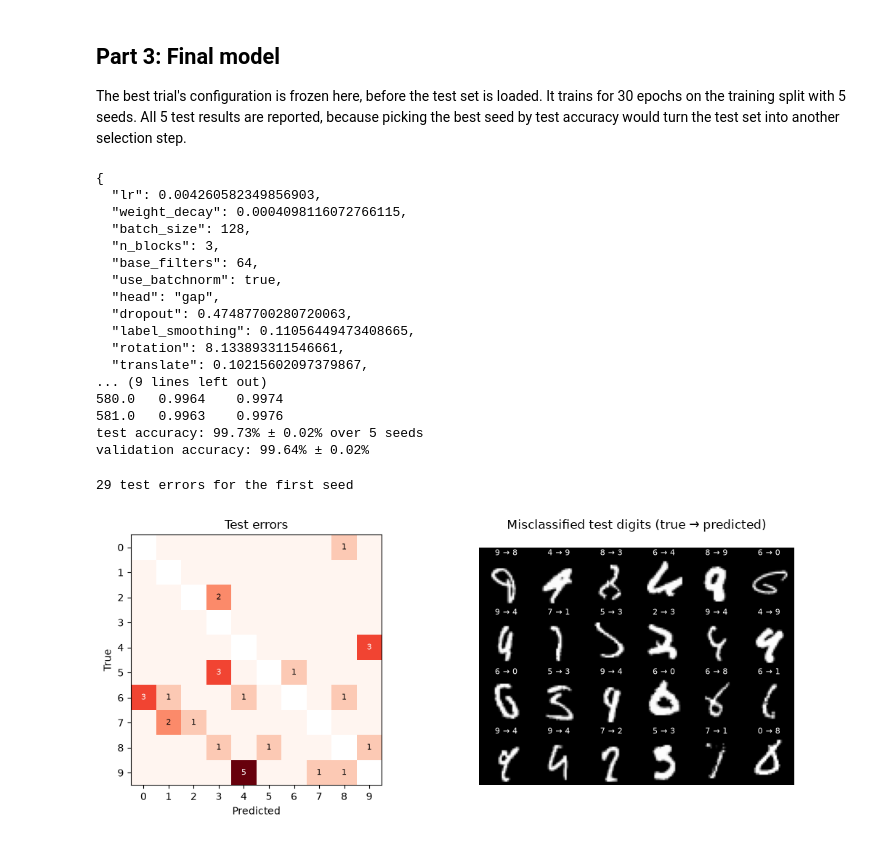
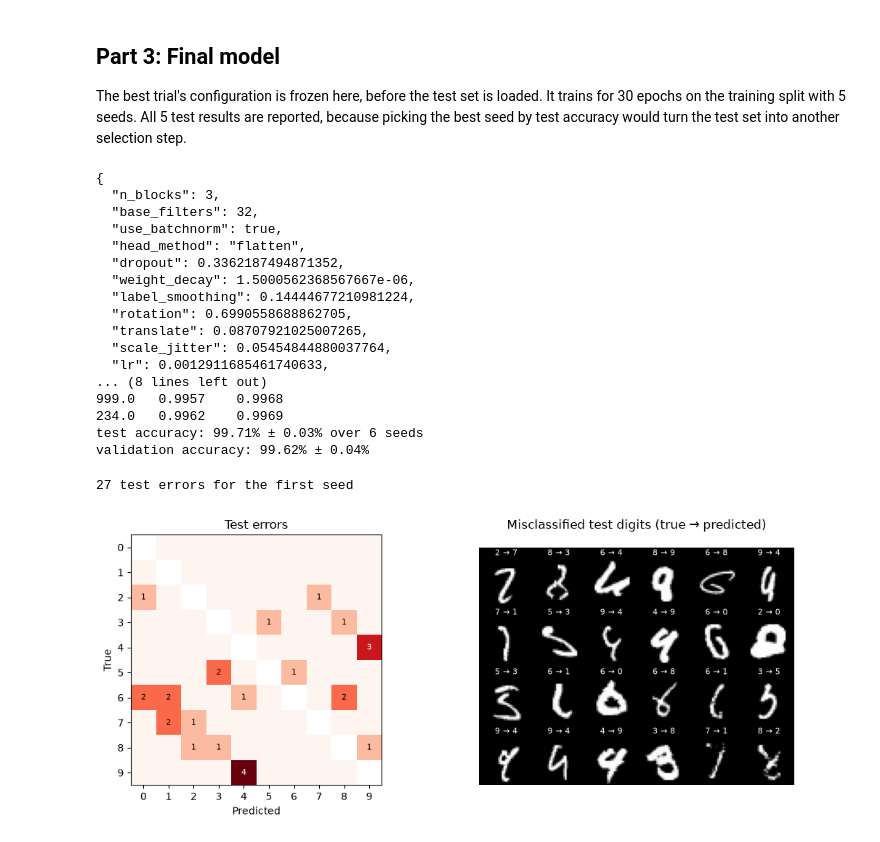
Before and after one commit to cehune/mte-class-projects, a Jupyter notebook: deep-learning/mnist_cnn/mnist_cnn.ipynb, the cells around one changed output. Cells and saved outputs as stored; diff of their text form; code cells hidden in the pictures.

Commit message:
corrected mnist notebook

```diff
--- a/deep-learning/mnist_cnn/mnist_cnn.ipynb
+++ b/deep-learning/mnist_cnn/mnist_cnn.ipynb
@@ -67,0 +57,13 @@ val per class: [987, 1124, 993, 1022, 974, 904, 986, 1044, 975, 992]
+# %%
+mean = all_images[training_indices].mean().item()
+std = all_images[training_indices].std().item()
+background_value = (0.0 - mean) / std
+
+X_train = ((all_images[training_indices] - mean) / std).to(DEVICE)
+y_train = all_labels[training_indices].to(DEVICE)
+X_val = ((all_images[validation_indices] - mean) / std).to(DEVICE)
+y_val = all_labels[validation_indices].to(DEVICE)
+
+print(f"Train: {len(X_train)}, Val: {len(X_val)}")
+print(f"Mean: {mean:.4f}, Std: {std:.4f}")
+print("Validation images per digit:", torch.bincount(y_val.cpu(), minlength=10).tolist())
@@ -451,17 +663,23 @@ display(top.round(4))
 
 The best trial's configuration is frozen here, before the test set is loaded. It trains for 30 epochs on the training split with 5 seeds. All 5 test results are reported, because picking the best seed by test accuracy would turn the test set into another selection step.
 # %%
-# This block is Generated from Anthropic Claude
 FINAL_EPOCHS = 30
-FINAL_SEEDS = [SEED + i for i in range(5)]
+FINAL_SEEDS = [577, 587, 123, 190, 999, 234]
 
-best = study.best_params
-FINAL_CFG = {**best, "shear": 0.0, "cutout": 0, "schedule": "onecycle"}
+FINAL_CFG = {
+    **BASELINE,
+    **study.best_params,
+    "n_blocks": 3,
+    "base_filters": 32,
+    "use_batchnorm": True,
+    "head_method": "flatten",
+    "schedule": "onecycle",
+}
 print(json.dumps(FINAL_CFG, indent=2))
 
 # The test set is loaded here and nowhere earlier
 mnist_test = MNIST(DATA_DIR, train=False, download=True)
-X_test = ((mnist_test.data.float().unsqueeze(1) / 255.0 - MEAN) / STD).to(DEVICE)
+X_test = ((mnist_test.data.float().unsqueeze(1) / 255.0 - mean) / std).to(DEVICE)
 y_test = mnist_test.targets.to(DEVICE)
 
 final_path = RESULTS_DIR / "final.csv"
@@ -481,24 +699,24 @@ print(f"test accuracy: {final.test_acc.mean() * 100:.2f}% ± {final.test_acc.std
 print(f"validation accuracy: {final.val_acc.mean() * 100:.2f}% ± {final.val_acc.std() * 100:.2f}%")
 # %% [output]
 {
-  "lr": 0.004260582349856903,
-  "weight_decay": 0.0004098116072766115,
-  "batch_size": 128,
   "n_blocks": 3,
-  "base_filters": 64,
+  "base_filters": 32,
   "use_batchnorm": true,
-  "head": "gap",
-  "dropout": 0.47487700280720063,
-  "label_smoothing": 0.11056449473408665,
-  "rotation": 8.133893311546661,
-  "translate": 0.10215602097379867,
-... (9 lines left out)
-580.0   0.9964    0.9974
-581.0   0.9963    0.9976
-test accuracy: 99.73% ± 0.02% over 5 seeds
-validation accuracy: 99.64% ± 0.02%
+  "head_method": "flatten",
+  "dropout": 0.3362187494871352,
+  "weight_decay": 1.5000562368567667e-06,
+  "label_smoothing": 0.14444677210981224,
+  "rotation": 0.6990558688862705,
+  "translate": 0.08707921025007265,
+  "scale_jitter": 0.05454844880037764,
+  "lr": 0.0012911685461740633,
+... (8 lines left out)
+999.0   0.9957    0.9968
+234.0   0.9962    0.9969
+test accuracy: 99.71% ± 0.03% over 6 seeds
+validation accuracy: 99.62% ± 0.04%
 # %%
-# This block is Generated from Anthropic Claude
+# Plotting code is generated by Anthropic Claude
 model = CNN(FINAL_CFG).to(DEVICE)
 model.load_state_dict(torch.load(RESULTS_DIR / f"final_seed{FINAL_SEEDS[0]}.pt", map_location=DEVICE))
 model.eval()
@@ -510,33 +728,33 @@ print(len(wrong), "test errors for the first seed")
 matrix = torch.zeros(10, 10, dtype=int)
 for t, p in zip(y_test.cpu(), pred.cpu()):
     matrix[t, p] += 1
 fig, axes = plt.subplots(1, 2, figsize=(11, 4.4), gridspec_kw={"width_ratios": [1, 1.2]})
 errors_only = matrix.clone().float()
 errors_only.fill_diagonal_(float("nan"))
 axes[0].imshow(errors_only, cmap="Reds")
 for r in range(10):
     for c in range(10):
         if r != c and matrix[r, c]:
             axes[0].text(c, r, int(matrix[r, c]), ha="center", va="center", fontsize=8,
                          color="white" if matrix[r, c] >= 3 else "black")
 axes[0].set_xticks(range(10))
 axes[0].set_yticks(range(10))
 axes[0].set_xlabel("Predicted")
 axes[0].set_ylabel("True")
 axes[0].set_title("Test errors")
 axes[1].axis("off")
 axes[1].set_title("Misclassified test digits (true → predicted)")
 inner = axes[1].inset_axes([0, 0, 1, 0.95])
 inner.axis("off")
 show = wrong[:24]
 canvas = torch.zeros(4 * 34, 6 * 30)
 for i, idx in enumerate(show):
     r, c = i // 6, i % 6
-    canvas[r * 34 + 6 : r * 34 + 34, c * 30 + 1 : c * 30 + 29] = X_test[idx, 0].cpu() * STD + MEAN
+    canvas[r * 34 + 6 : r * 34 + 34, c * 30 + 1 : c * 30 + 29] = X_test[idx, 0].cpu() * std + mean
     inner.text(c * 30 + 15, r * 34 + 4, f"{y_test[idx].item()} → {pred[idx].item()}", ha="center", fontsize=8, color="white")
 inner.imshow(canvas, cmap="gray")
 plt.tight_layout()
 plt.show()
 # %% [output]
-29 test errors for the first seed
+27 test errors for the first seed
-[figure, old version]
+[figure, new version]
```
Also changed, not shown: parts of 27 cells of this notebook, 59 other files.
